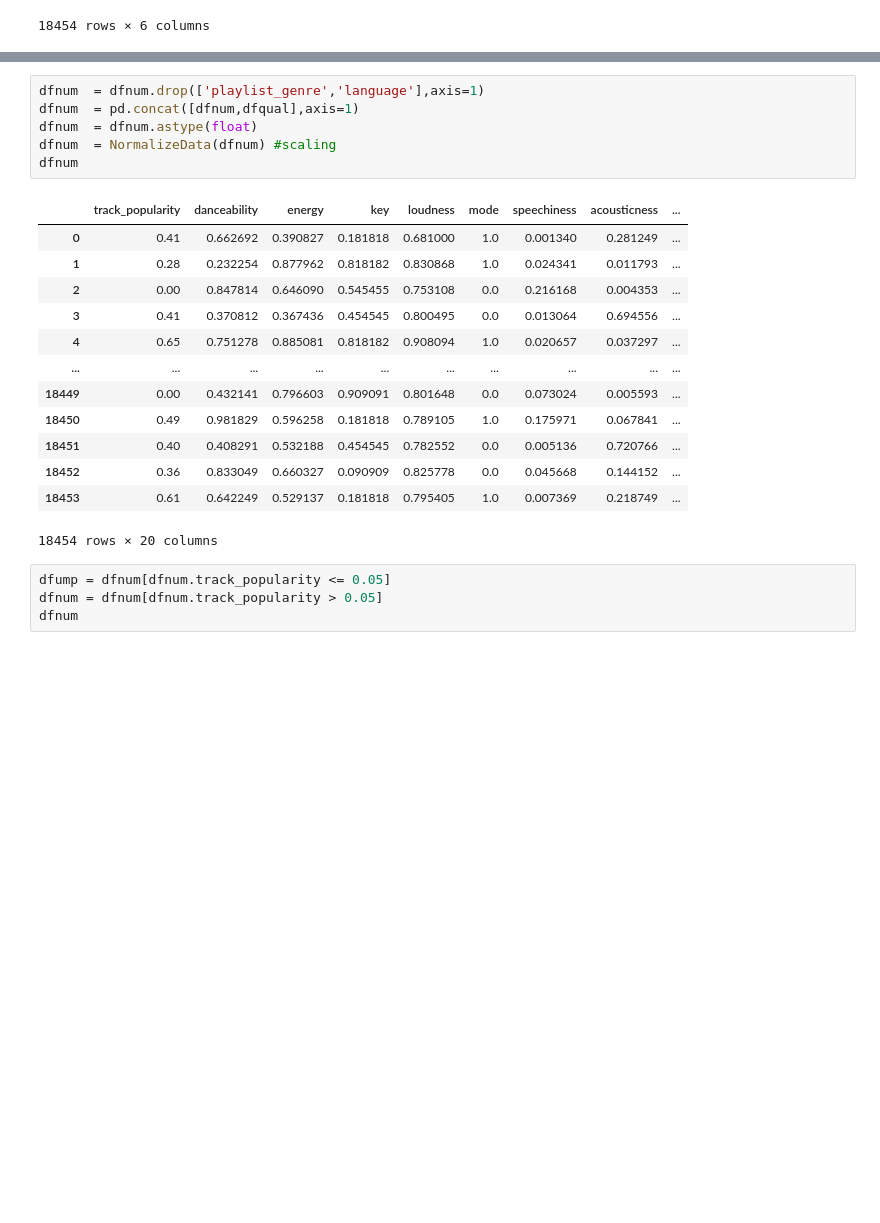
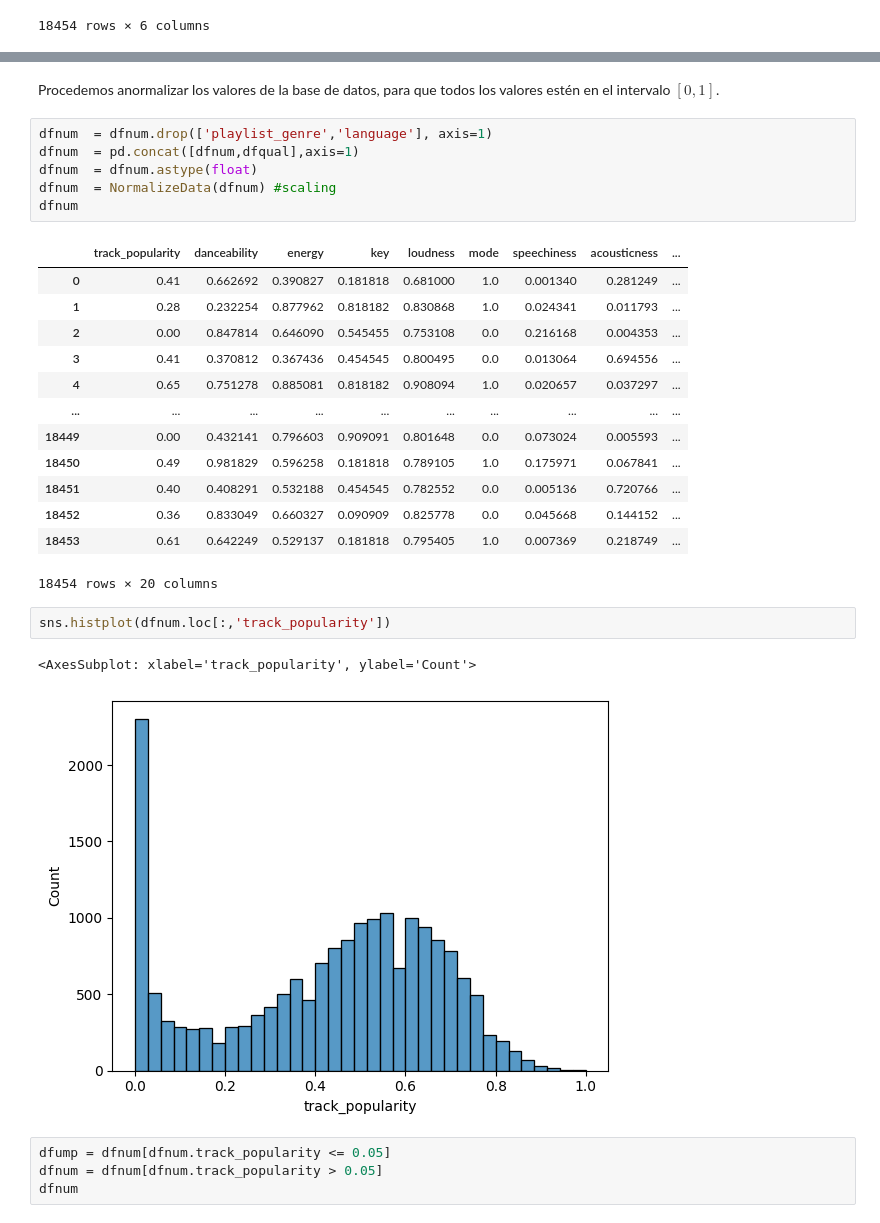
Before and after one commit to j-p-ortega/PrediciendoDespacito, a Jupyter notebook: Prediciendo Despacito.ipynb, the cells around one changed output, grey strips where cells are left out. Cells and saved outputs as stored; diff of their text form; blank space fills up the shorter version.

```diff
--- a/Prediciendo Despacito.ipynb
+++ b/Prediciendo Despacito.ipynb
@@ -185,8 +184,10 @@ dfqual = pd.DataFrame(data = dfqual,
 # %% [output]
 [0.23623753 0.18732462 0.16783144 0.15981959 0.10957926 0.06521964]
 0.9260120863101016
+# %% [markdown]
+Procedemos anormalizar los valores de la base de datos, para que todos los valores estén en el intervalo $[0,1]$.
 # %%
-dfnum  = dfnum.drop(['playlist_genre','language'],axis=1)
+dfnum  = dfnum.drop(['playlist_genre','language'], axis=1)
 dfnum  = pd.concat([dfnum,dfqual],axis=1)
 dfnum  = dfnum.astype(float)
 dfnum  = NormalizeData(dfnum) #scaling
@@ -205,6 +206,11 @@ dfnum
 | 18452 | 0.36 | 0.833049 | 0.660327 | 0.090909 | 0.825778 | 0.0 | 0.045668 | 0.144152 | ... |
 | 18453 | 0.61 | 0.642249 | 0.529137 | 0.181818 | 0.795405 | 1.0 | 0.007369 | 0.218749 | ... |
 18454 rows × 20 columns
+# %%
+sns.histplot(dfnum.loc[:,'track_popularity'])
+# %% [output]
+<AxesSubplot: xlabel='track_popularity', ylabel='Count'>
+[figure, added]
 # %%
 dfump = dfnum[dfnum.track_popularity <= 0.05]
 dfnum = dfnum[dfnum.track_popularity > 0.05]
```
Also changed, not shown: parts of 16 cells of this notebook, 1 other file.
